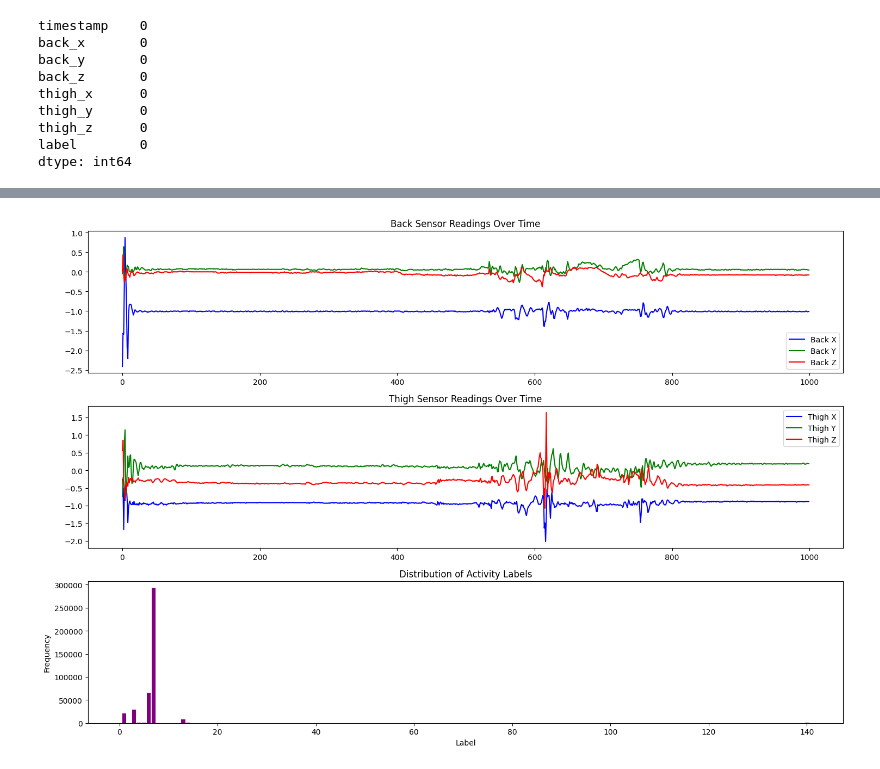
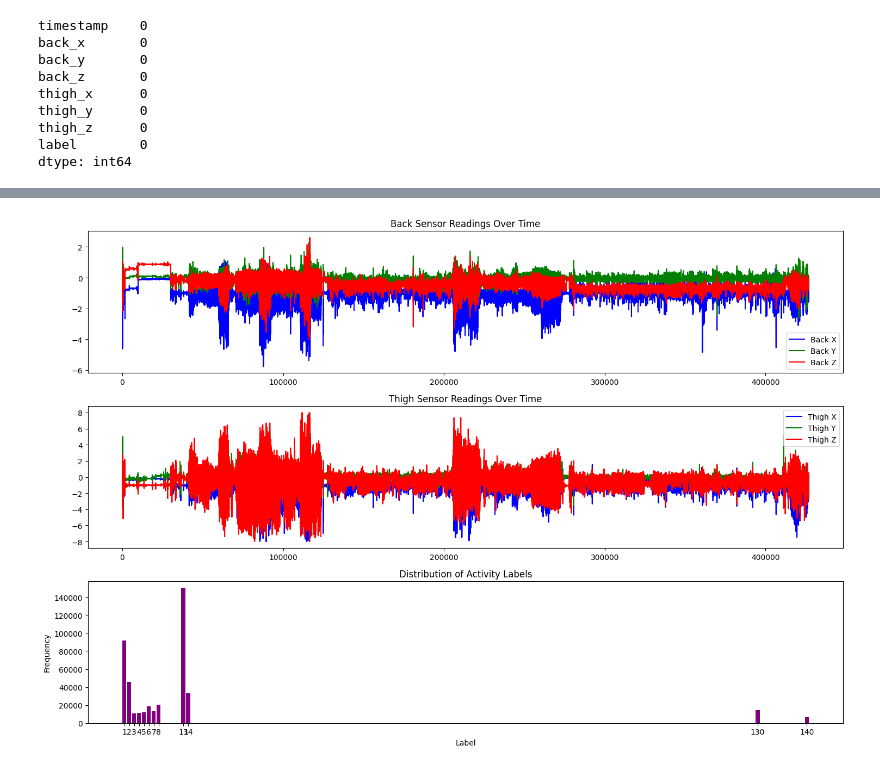
Before and after one commit to Hmzcck/Motion-Classification, a Jupyter notebook: ML.ipynb, the cells around one changed output, grey strips where cells are left out. Drawn from its saved outputs; the diff is of its cells as text; code cells hidden in the pictures.

```diff
--- a/ML.ipynb
+++ b/ML.ipynb
@@ -34,0 +63,6 @@ print(unique_values)
+# %%
+# Convert csv files to dataframes
+df_25 = pd.read_csv(os.path.join(data_path, 'S025.csv'))
+df_26 = pd.read_csv(os.path.join(data_path, 'S026.csv'))
+
+df = pd.concat([df_25, df_26], ignore_index=True)
@@ -109,5 +151,3 @@ df.describe()
-# %%
-df = df.dropna(subset=['thigh_x', 'thigh_y', 'thigh_z', 'back_x', 'back_y', 'back_z', 'label'])
 # %%
 df.describe()
 # %% [output]
@@ -158,27 +194,29 @@ plt.show()
 # %%
 plt.figure(figsize=(15, 10))
 
 plt.subplot(3, 1, 1)
-plt.plot(df['back_x'].iloc[:1000], label='Back X', color='b')
-plt.plot(df['back_y'].iloc[:1000], label='Back Y', color='g')
-plt.plot(df['back_z'].iloc[:1000], label='Back Z', color='r')
+plt.plot(df['back_x'].iloc[:426901], label='Back X', color='b')
+plt.plot(df['back_y'].iloc[:426901], label='Back Y', color='g')
+plt.plot(df['back_z'].iloc[:426901], label='Back Z', color='r')
 plt.title('Back Sensor Readings Over Time')
 plt.legend()
 
 plt.subplot(3, 1, 2)
-plt.plot(df['thigh_x'].iloc[:1000], label='Thigh X', color='b')
-plt.plot(df['thigh_y'].iloc[:1000], label='Thigh Y', color='g')
-plt.plot(df['thigh_z'].iloc[:1000], label='Thigh Z', color='r')
+plt.plot(df['thigh_x'].iloc[:426901], label='Thigh X', color='b')
+plt.plot(df['thigh_y'].iloc[:426901], label='Thigh Y', color='g')
+plt.plot(df['thigh_z'].iloc[:426901], label='Thigh Z', color='r')
 plt.title('Thigh Sensor Readings Over Time')
 plt.legend()
 
 plt.subplot(3, 1, 3)
-plt.bar(df['label'].value_counts().index, df['label'].value_counts().values, color='purple')
+labels, counts = df['label'].value_counts().index, df['label'].value_counts().values
+plt.bar(labels, counts, color='purple')
 plt.title('Distribution of Activity Labels')
 plt.xlabel('Label')
 plt.ylabel('Frequency')
+plt.xticks(labels)
 
 plt.tight_layout()
 plt.show()
 # %% [output]
-[figure, old version]
+[figure, new version]
```
Also changed, not shown: parts of 35 cells of this notebook, 17 other files.
